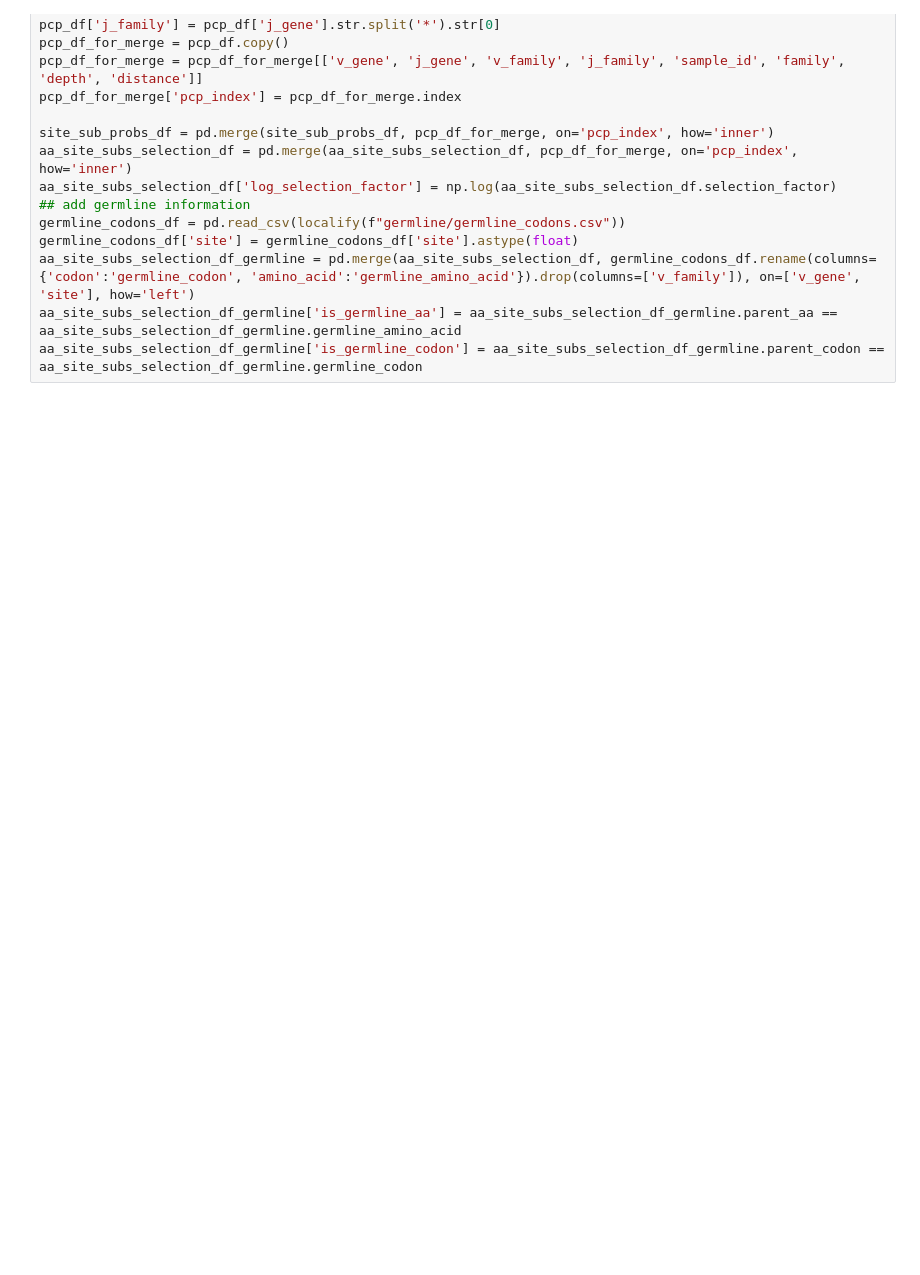
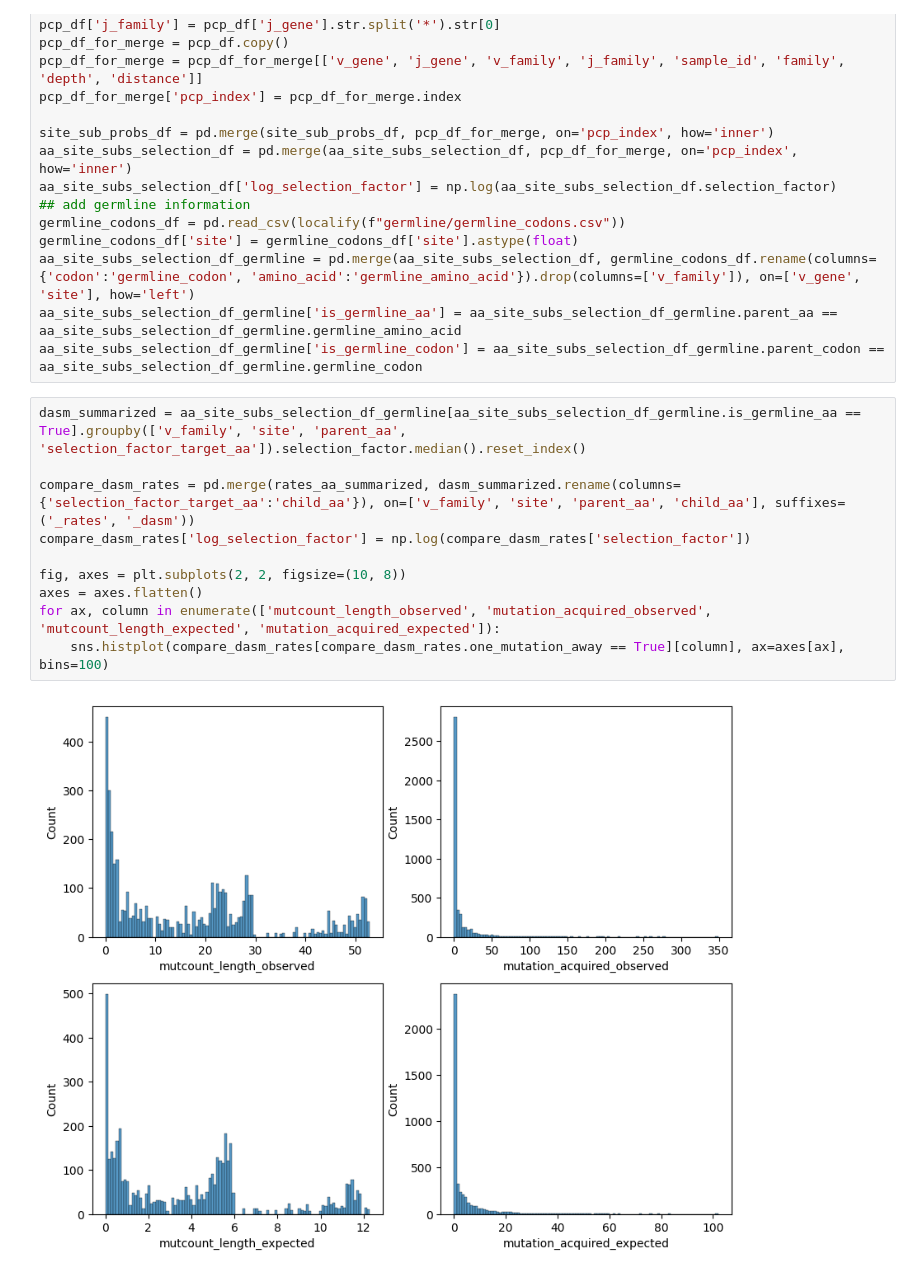
Before and after one commit to matsengrp/dasm-epistasis-experiments, a Jupyter notebook: rates_analysis_productive_non_productive_fix.ipynb, the cells around one changed output. Cells and saved outputs as stored; diff of their text form; blank space fills up the shorter version.

```diff
--- a/rates_analysis_productive_non_productive_fix.ipynb
+++ b/rates_analysis_productive_non_productive_fix.ipynb
@@ -1084,6 +1068,18 @@ germline_codons_df['site'] = germline_codons_df['site'].astype(float)
 aa_site_subs_selection_df_germline = pd.merge(aa_site_subs_selection_df, germline_codons_df.rename(columns={'codon':'germline_codon', 'amino_acid':'germline_amino_acid'}).drop(columns=['v_family']), on=['v_gene', 'site'], how='left')
 aa_site_subs_selection_df_germline['is_germline_aa'] = aa_site_subs_selection_df_germline.parent_aa == aa_site_subs_selection_df_germline.germline_amino_acid
 aa_site_subs_selection_df_germline['is_germline_codon'] = aa_site_subs_selection_df_germline.parent_codon == aa_site_subs_selection_df_germline.germline_codon
+# %%
+dasm_summarized = aa_site_subs_selection_df_germline[aa_site_subs_selection_df_germline.is_germline_aa == True].groupby(['v_family', 'site', 'parent_aa', 'selection_factor_target_aa']).selection_factor.median().reset_index()
+
+compare_dasm_rates = pd.merge(rates_aa_summarized, dasm_summarized.rename(columns={'selection_factor_target_aa':'child_aa'}), on=['v_family', 'site', 'parent_aa', 'child_aa'], suffixes=('_rates', '_dasm'))
+compare_dasm_rates['log_selection_factor'] = np.log(compare_dasm_rates['selection_factor'])
+
+fig, axes = plt.subplots(2, 2, figsize=(10, 8))
+axes = axes.flatten()
+for ax, column in enumerate(['mutcount_length_observed', 'mutation_acquired_observed', 'mutcount_length_expected', 'mutation_acquired_expected']):
+    sns.histplot(compare_dasm_rates[compare_dasm_rates.one_mutation_away == True][column], ax=axes[ax], bins=100)
+# %% [output]
+[figure, added]
 # %%
 # Correlate all DASM selection factors with observed/expected rates for amino acid changes
 
```
Also changed, not shown: parts of 5 cells of this notebook.
